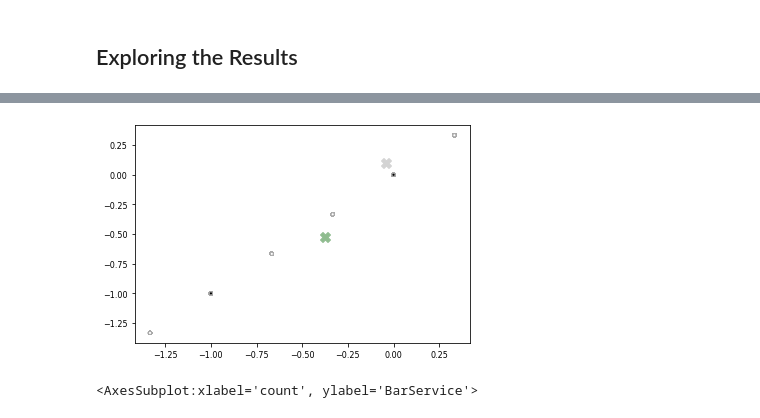
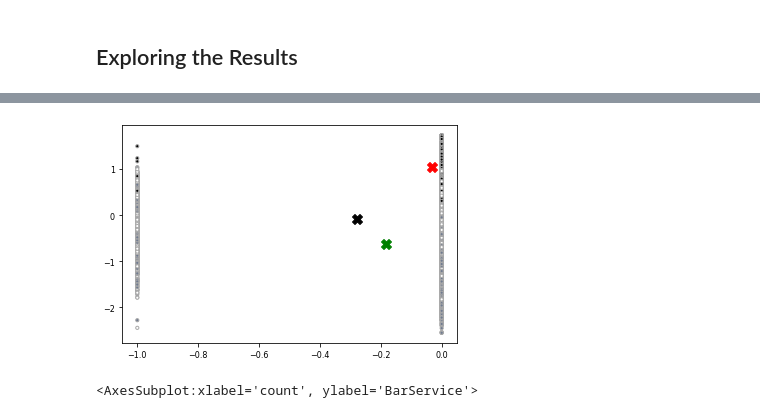
Before and after one commit to Leon209/Project_2-Unsupervised-Learning, a Jupyter notebook: Project 2.ipynb, the cells around one changed output, grey strips where cells are left out. Saved outputs shown, nothing was run; the diff lists cells and outputs as text; code cells hidden in the pictures.

```diff
--- a/Project 2.ipynb
+++ b/Project 2.ipynb
@@ -787,0 +877,3 @@ descr
+# %%
+data_customer['label'] = labels[data_customer['bmu']]
+data_customer.head(10)
@@ -789,6 +918,7 @@ descr
 <h2>Exploring the Results </h2>
 # %%
 # add labels from satisfaction perspective
-data['label_sat'] = list(data_satisfaction['label'])
+unscaled_data['label_sat'] = list(data_satisfaction['label'])
 # add labels from customer value perspective
-#data['label_cust'] = list(data_customer['label'])
+unscaled_data['label_cust'] = list(data_customer['label'])
+unscaled_data.head()
@@ -829,13 +967,44 @@ centroid_0_Cleanliness = centroids_satisfaction[0][12]
 centroid_1_Cleanliness = centroids_satisfaction[1][12]
 centroid_0_BarService = centroids_satisfaction[0][13]
 centroid_1_BarService = centroids_satisfaction[1][13]
+# %%
+#'Male','Longevity','Year_Birth','TypeTravel','RewardPoints', 'RoomType', 'Churn'
+centroids_customer = [[ 0.50674916, -0.18428946,  0.02273153, -0.01499813, -0.63340051,
+        -0.97131609,  0.29865017],
+       [ 0.56404635, -0.2773254 ,  0.33642604, -0.55480739, -0.09163078,
+         0.11916693,  0.69761979],
+       [ 0.33540212, -0.03103181, -0.46878502, -0.31290406,  1.03567708,
+        -0.48978536,  0.2746315 ]]
+# %%
+centroid_0_Male = centroids_customer[0][0]
+centroid_1_Male = centroids_customer[1][0]
+centroid_2_Male = centroids_customer[2][0]
+centroid_0_Longevity = centroids_customer[0][1]
+centroid_1_Longevity = centroids_customer[1][1]
+centroid_2_Longevity = centroids_customer[2][1]
+centroid_0_Year_Birth = centroids_customer[0][2]
+centroid_1_Year_Birth = centroids_customer[1][2]
+centroid_2_Year_Birth = centroids_customer[2][2]
+centroid_0_TypeTravel = centroids_customer[0][3]
+centroid_1_TypeTravel = centroids_customer[1][3]
+centroid_2_TypeTravel = centroids_customer[2][3]
+centroid_0_RewardPoints = centroids_customer[0][4]
+centroid_1_RewardPoints = centroids_customer[1][4]
+centroid_2_RewardPoints = centroids_customer[2][4]
+centroid_0_RoomType = centroids_customer[0][5]
+centroid_1_RoomType = centroids_customer[1][5]
+centroid_2_RoomType = centroids_customer[2][5]
+centroid_0_Churn = centroids_customer[0][6]
+centroid_1_Churn = centroids_customer[1][6]
+centroid_2_Churn = centroids_customer[2][6]
 # %%
-plt.scatter(data['RoomSpace'], data['RoomSpace'], c=data.label_sat, s=10, edgecolors='darkgrey', cmap='bone')
-plt.scatter(centroid_0_RoomSpace, centroid_0_Cleanliness, marker='X', s=100, color='darkseagreen')
-plt.scatter(centroid_1_RoomSpace, centroid_1_Cleanliness, marker='X', s=100, color='lightgrey')
+plt.scatter(data['Longevity'], data['RewardPoints'], c=unscaled_data.label_cust, s=10, edgecolors='darkgrey', cmap='bone')
+plt.scatter(centroid_0_Longevity, centroid_0_RewardPoints, marker='X', s=100, color='green')
+plt.scatter(centroid_1_Longevity, centroid_1_RewardPoints, marker='X', s=100, color='black')
+plt.scatter(centroid_2_Longevity, centroid_2_RewardPoints, marker='X', s=100,color='red')
 plt.show()
 # %% [output]
-[figure, old version]
+[figure, new version]
 # %%
 sns.countplot(y = 'BarService', hue = 'label_sat', data = data, palette='bone')
 # %% [output]
```
Also changed, not shown: parts of 35 cells of this notebook.
